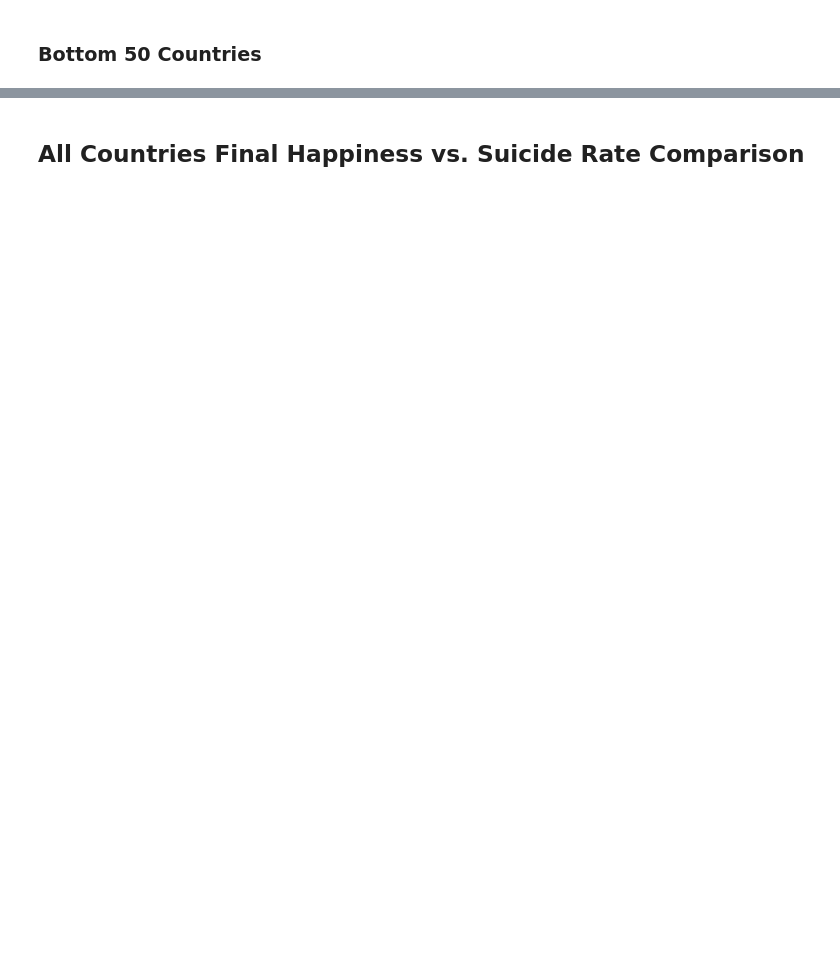
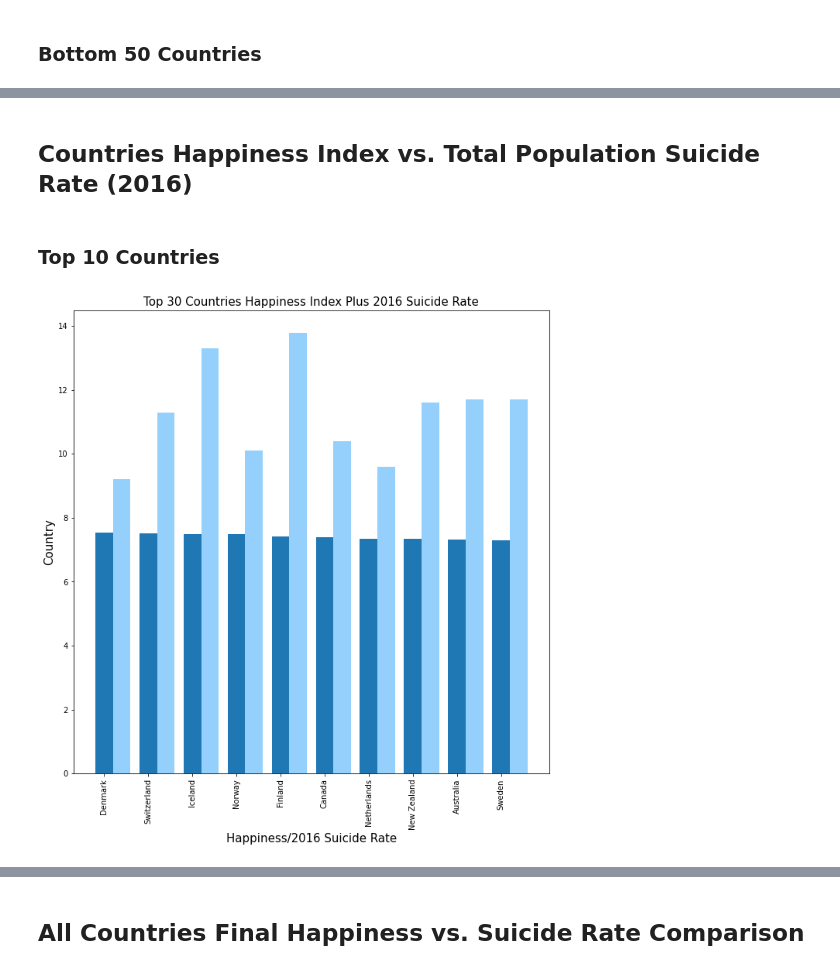
Before and after one commit to TBBSparks/Team-Happiness, a Jupyter notebook: TeamHappiness_Combined_V1.ipynb, the cells around one changed output, grey strips where cells are left out. Saved outputs shown, nothing was run; the diff lists cells and outputs as text; code cells hidden in the pictures; blank space fills up the shorter version.

```diff
--- a/TeamHappiness_Combined_V1.ipynb
+++ b/TeamHappiness_Combined_V1.ipynb
@@ -197,0 +136,35 @@ plt.savefig("Plot_3")
+# %% [markdown]
+## Countries Happiness Index vs. Total Population Suicide Rate (2016)
+# %% [markdown]
+### Top 10 Countries
+# %%
+# # Calculate total population suicide rate per country
+# Avg_Suicide_Rate=suicide_df
+
+# Horizontal stacked bar chart
+top30_df= merged_df.loc[0:29]
+low30_df=merged_df.loc[127:156]
+
+top10_df=merged_df.loc[0:9]
+low10_df=merged_df.loc[147:156]
+
+top_Happy_Score=top10_df["Happiness Score"]
+top_Suicide_Rate=top10_df["2016"]
+topIndex=top10_df["Country"]
+
+w=0.4
+
+plt.bar(np.arange(len(top_Happy_Score)),top_Happy_Score,width=w)
+plt.bar(np.arange(len(top_Suicide_Rate))+w,top_Suicide_Rate,width=w,color="#95D0FC")
+plt.xticks(range(0,len(topIndex)), topIndex,rotation="vertical")
+
+plt.rcParams["figure.figsize"]=(11,11)
+plt.title("Top 30 Countries Happiness Index Plus 2016 Suicide Rate",fontsize=15)
+plt.ylabel("Country",fontsize=15)
+plt.xlabel("Happiness/2016 Suicide Rate",fontsize=15)
+plt.rc('xtick', labelsize=10)
+plt.rc('ytick', labelsize=10)
+plt.savefig("Plot_1")
+plt.show()
+# %% [output]
+[figure, added]
```
Also changed, not shown: parts of 8 cells of this notebook, 5 other files.
